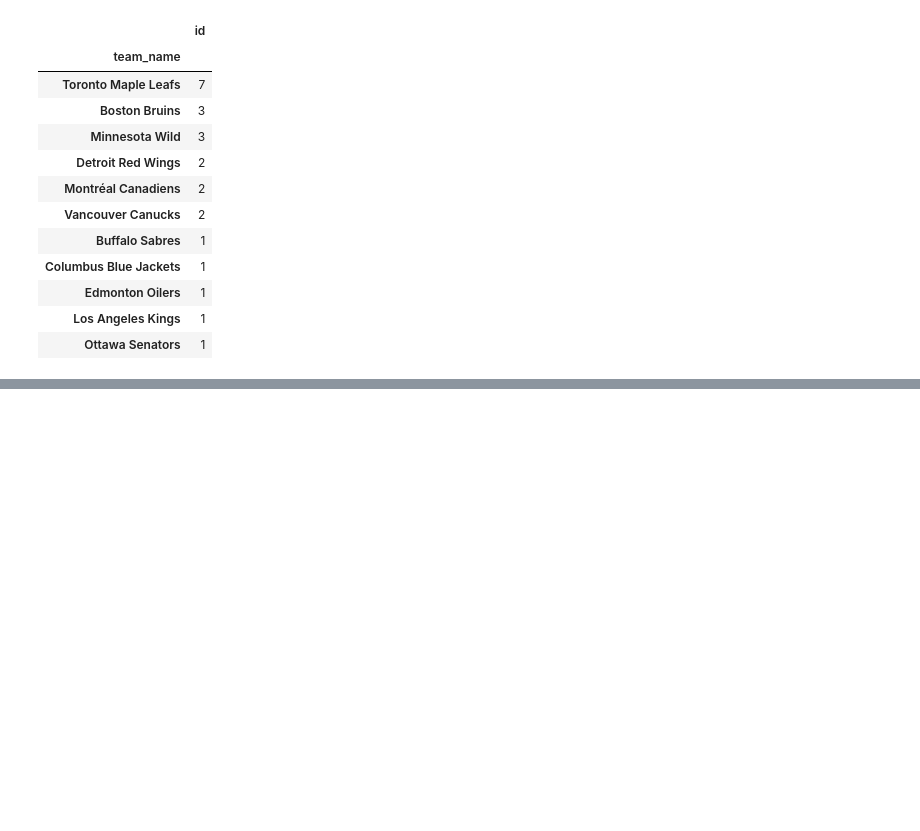
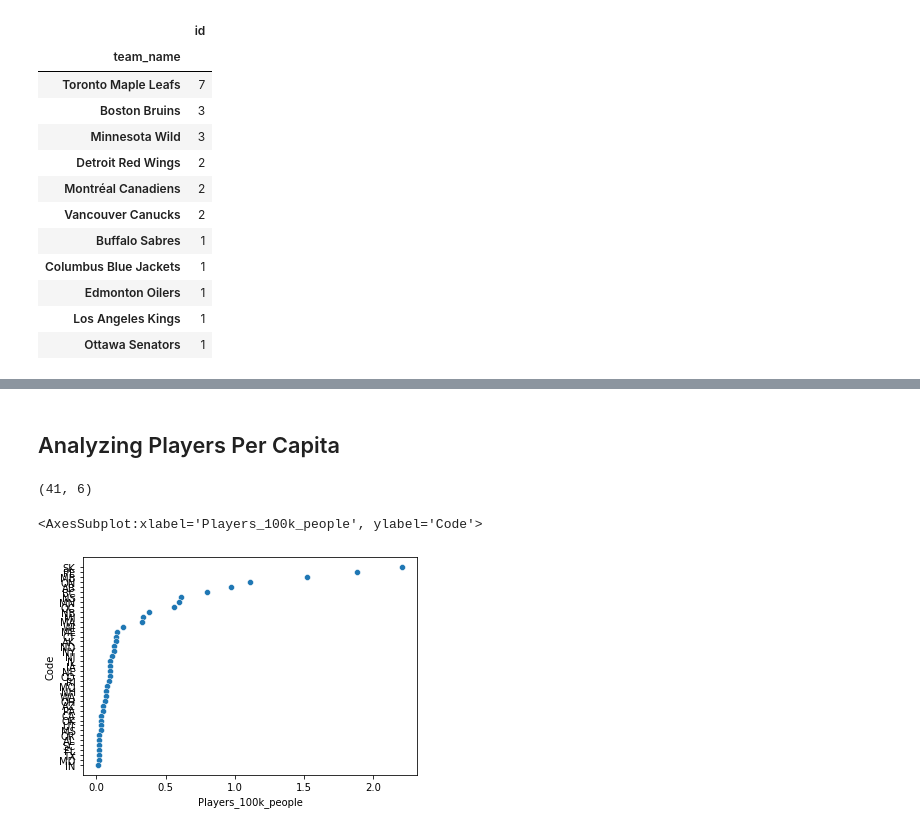
Before and after one commit to gregfeliu/Birthplace_Analysis_of_NHL_Players, a Jupyter notebook: notebooks/5.Analysis.ipynb, the cells around one changed output, grey strips where cells are left out. Cells and saved outputs as stored; diff of their text form; code cells hidden in the pictures; blank space fills up the shorter version.

```diff
--- a/notebooks/5.Analysis.ipynb
+++ b/notebooks/5.Analysis.ipynb
@@ -204,0 +298,22 @@ very_close_groupby.sort_values(by='id', ascending=False)
+# %%
+us_can_player_pop_df = pd.merge(us_can_pop_df, player_province_data,
+                                left_on=['Code'], right_on=['birthStateProvince'])
+# %%
+us_can_player_pop_df.columns = ['Population', 'stateProvince', 'Code', 'Country', 'NHL_players']
+# %%
+# standardizing how many players there are per 100k inhabitants
+us_can_player_pop_df['Players_100k_people'] = round((us_can_player_pop_df['NHL_players'] / us_can_player_pop_df['Population']) * 100000, 2)
+# %% [markdown]
+## Analyzing Players Per Capita
+# %%
+# keeping only the 41 states and provinces with players
+us_can_player_pop_df.sort_values(by='Players_100k_people', ascending=False, inplace=True)
+us_can_player_pop_df.shape
+# %% [output]
+(41, 6)
+# %%
+# plotting all states. Big disparity here!
+sns.scatterplot(x = us_can_player_pop_df['Players_100k_people'], y = us_can_player_pop_df['Code'])
+# %% [output]
+<AxesSubplot:xlabel='Players_100k_people', ylabel='Code'>
+[figure, added]
```
Also changed, not shown: parts of 28 cells of this notebook, 1 other file.
